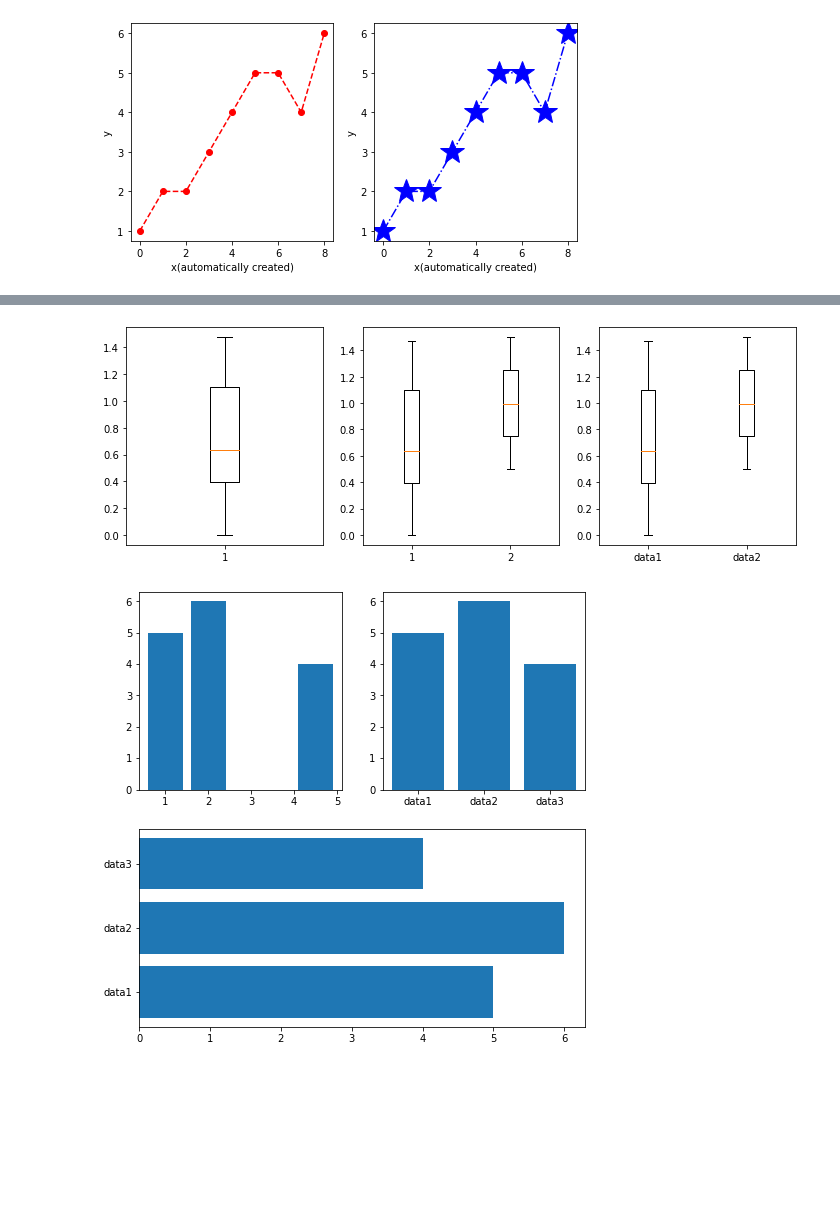
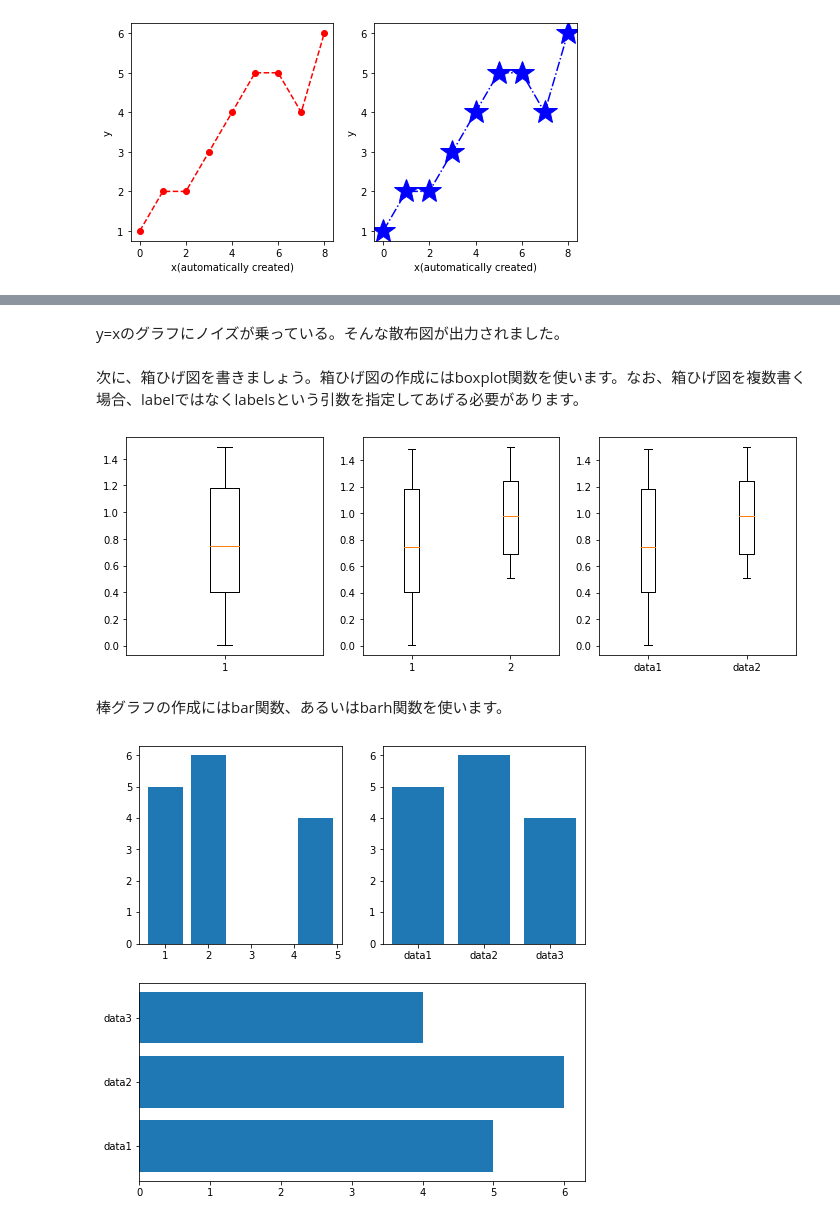
Before and after one commit to TBjustice/ProgrammingPlayer, a Jupyter notebook: matplotlibで遊ぼう/LetsPlaywithMatplotlib.ipynb, the cells around one changed output, grey strips where cells are left out. Cells and saved outputs as stored; diff of their text form; code cells hidden in the pictures; blank space fills up the shorter version.

```diff
--- a/matplotlibで遊ぼう/LetsPlaywithMatplotlib.ipynb
+++ b/matplotlibで遊ぼう/LetsPlaywithMatplotlib.ipynb
@@ -218,22 +280,27 @@ plt.show()
+# %% [markdown]
+y=xのグラフにノイズが乗っている。そんな散布図が出力されました。
+# %% [markdown]
+次に、箱ひげ図を書きましょう。箱ひげ図の作成にはboxplot関数を使います。なお、箱ひげ図を複数書く場合、labelではなくlabelsという引数を指定してあげる必要があります。
 # %%
 data1=np.random.rand(100)*1.5
-data2=np.random.rand(200)+0.5
-data1_2=np.array([data1, data2], dtype="object")
+data2=np.random.rand(100)+0.5
 
 fig=plt.figure(figsize=(12,4))
 ax1=fig.add_subplot(1,3,1)
 ax2=fig.add_subplot(1,3,2)
 ax3=fig.add_subplot(1,3,3)
 
 ax1.boxplot(data1)
 
-ax2.boxplot(data1_2)
+ax2.boxplot([data1, data2])
 
-ax3.boxplot(data1_2, labels=["data1", "data2"])
+ax3.boxplot([data1, data2], labels=["data1", "data2"])
 
 plt.show()
 # %% [output]
-[figure, old version]
+[figure, new version]
+# %% [markdown]
+棒グラフの作成にはbar関数、あるいはbarh関数を使います。
 # %%
 labelNumber=[1,2,4.5]
 labelString=["data1","data2","data3"]
```
Also changed, not shown: parts of 39 cells of this notebook.
